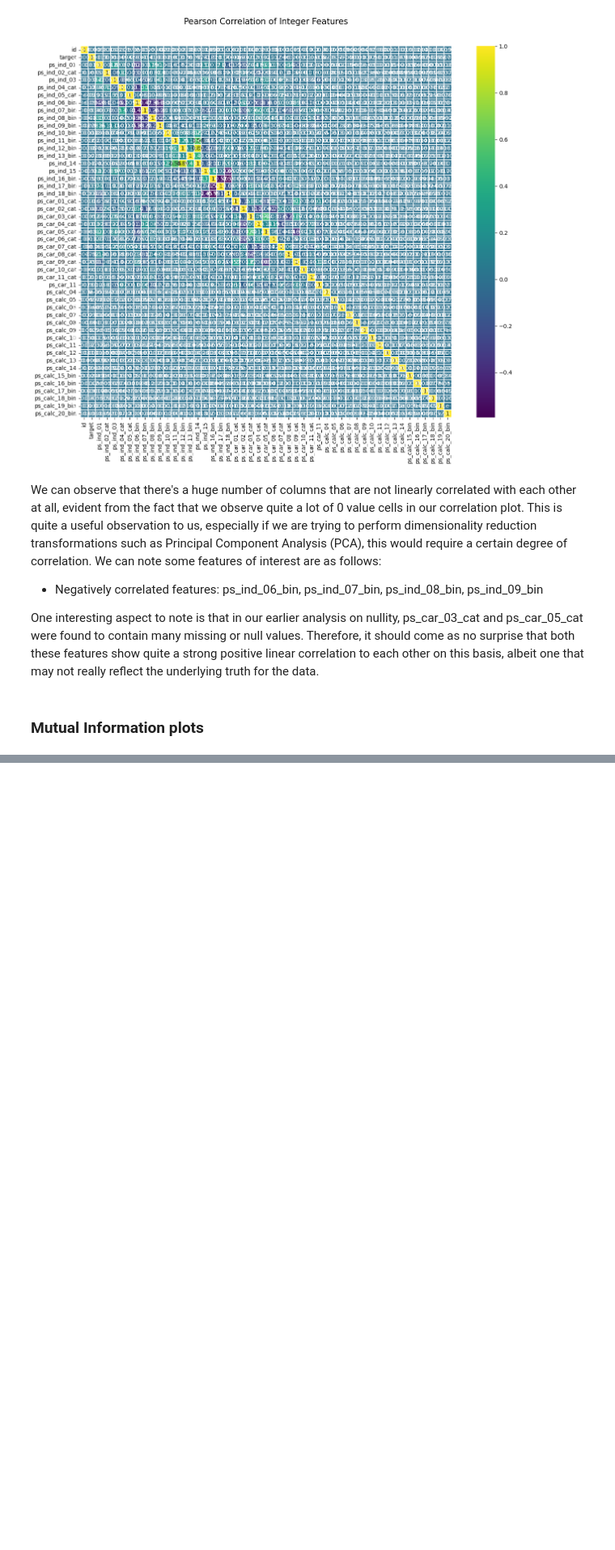
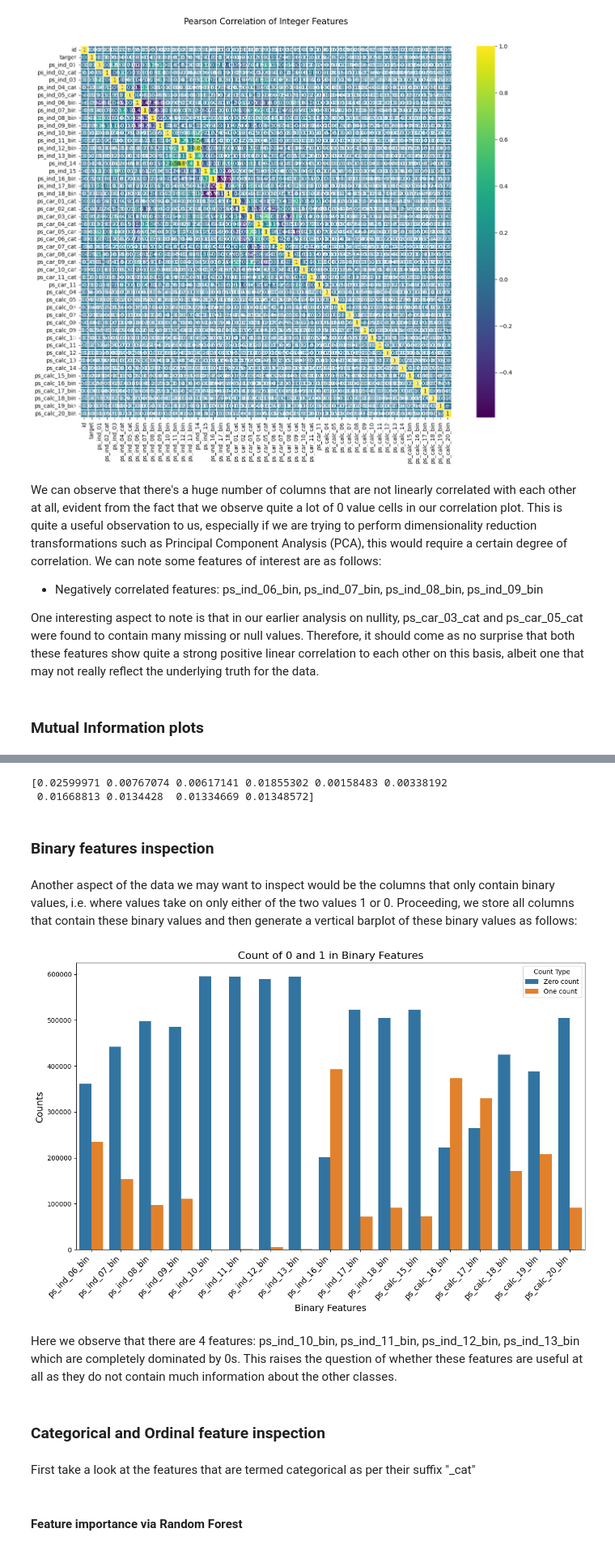
Before and after one commit to lequyan2003/Porto-Seguro-Safe-Driver-Prediction-Kaggle, a Jupyter notebook: Porto_Seguro’s_Safe_Driver_Prediction.ipynb, the cells around one changed output, grey strips where cells are left out. Shown at 81% size. Drawn from its saved outputs; the diff is of its cells as text; code cells hidden in the pictures; blank space fills up the shorter version.

```diff
--- a/Porto_Seguro’s_Safe_Driver_Prediction.ipynb
+++ b/Porto_Seguro’s_Safe_Driver_Prediction.ipynb
@@ -193,0 +201,58 @@ One interesting aspect to note is that in our earlier analysis on nullity, ps_ca
+# %%
+print(mf)
+# %% [output]
+[0.02599971 0.00767074 0.00617141 0.01855302 0.00158483 0.00338192
+ 0.01668813 0.0134428  0.01334669 0.01348572]
+# %% [markdown]
+### Binary features inspection
+# %% [markdown]
+Another aspect of the data we may want to inspect would be the columns that only contain binary values, i.e. where values take on only either of the two values 1 or 0. Proceeding, we store all columns that contain these binary values and then generate a vertical barplot of these binary values as follows:
+# %%
+bin_col = [col for col in train.columns if '_bin' in col]
+zero_list = []
+one_list = []
+for col in bin_col:
+    zero_list.append((train[col] == 0).sum())
+    one_list.append((train[col] == 1).sum())
+# %%
+import seaborn as sns
+import pandas as pd
+import matplotlib.pyplot as plt
+
+# Prepare the data into a pandas DataFrame
+data = {
+    'Feature': bin_col,
+    'Zero count': zero_list,
+    'One count': one_list
+}
+df = pd.DataFrame(data)
+
+# Melt the DataFrame to long format for seaborn compatibility
+df_melted = pd.melt(df, id_vars='Feature', value_vars=['Zero count', 'One count'],
+                    var_name='Count Type', value_name='Count')
+
+# Plot using seaborn
+plt.figure(figsize=(12, 8))
+sns.barplot(x='Feature', y='Count', hue='Count Type', data=df_melted)
+
+# Add titles and labels
+plt.title('Count of 0 and 1 in Binary Features', fontsize=16)
+plt.xlabel('Binary Features', fontsize=14)
+plt.ylabel('Counts', fontsize=14)
+
+# Rotate x-axis labels for better readability
+plt.xticks(rotation=45, ha='right', fontsize=12)
+
+# Show the plot
+plt.tight_layout()  # Adjust layout to prevent overlap
+plt.show()
+# %% [output]
+[figure, added]
+# %% [markdown]
+Here we observe that there are 4 features: ps_ind_10_bin, ps_ind_11_bin, ps_ind_12_bin, ps_ind_13_bin which are completely dominated by 0s. This raises the question of whether these features are useful at all as they do not contain much information about the other classes.
+# %% [markdown]
+### Categorical and Ordinal feature inspection
+# %% [markdown]
+First take a look at the features that are termed categorical as per their suffix "_cat"
+# %% [markdown]
+#### Feature importance via Random Forest
```
Also changed, not shown: parts of 22 cells of this notebook.
